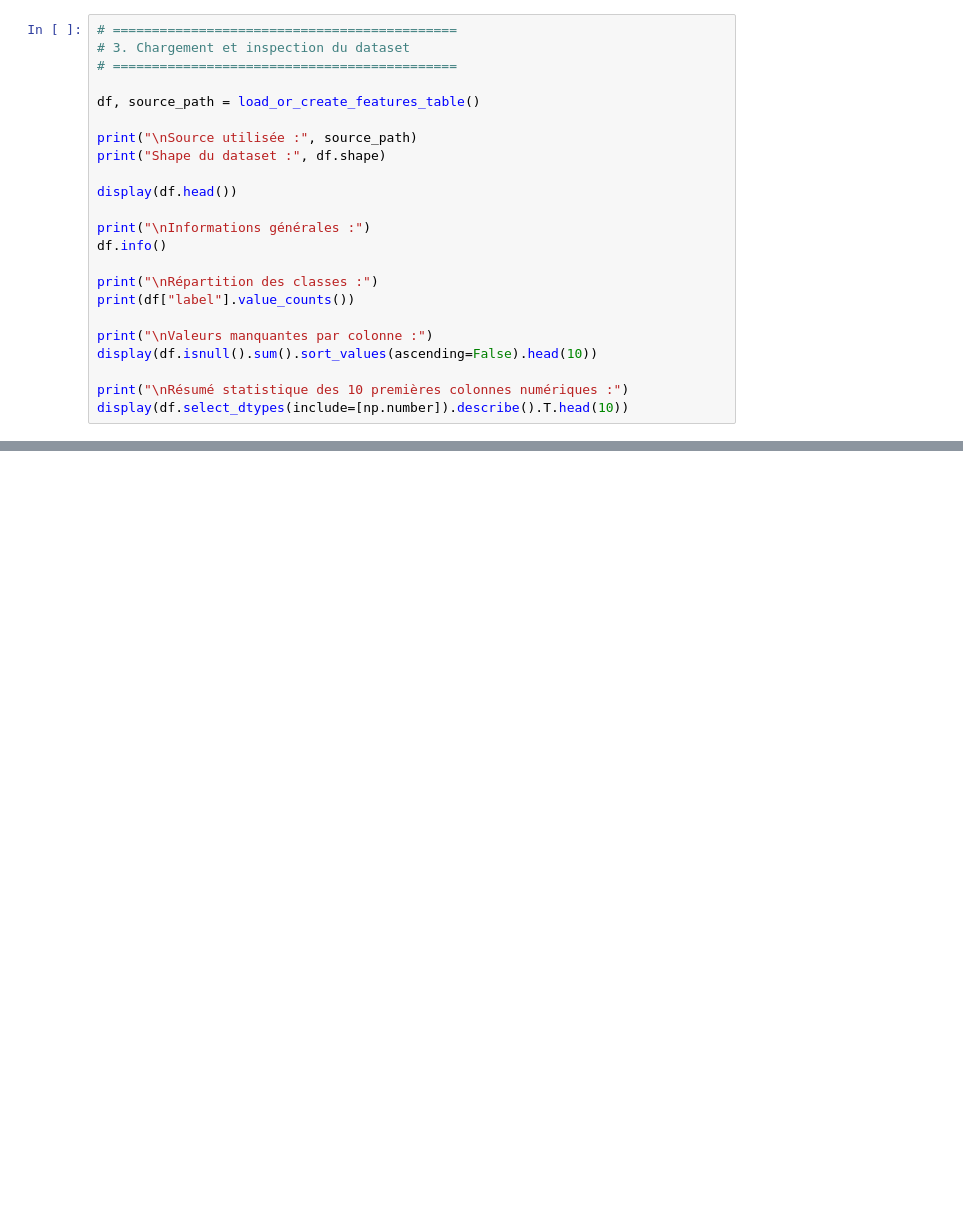
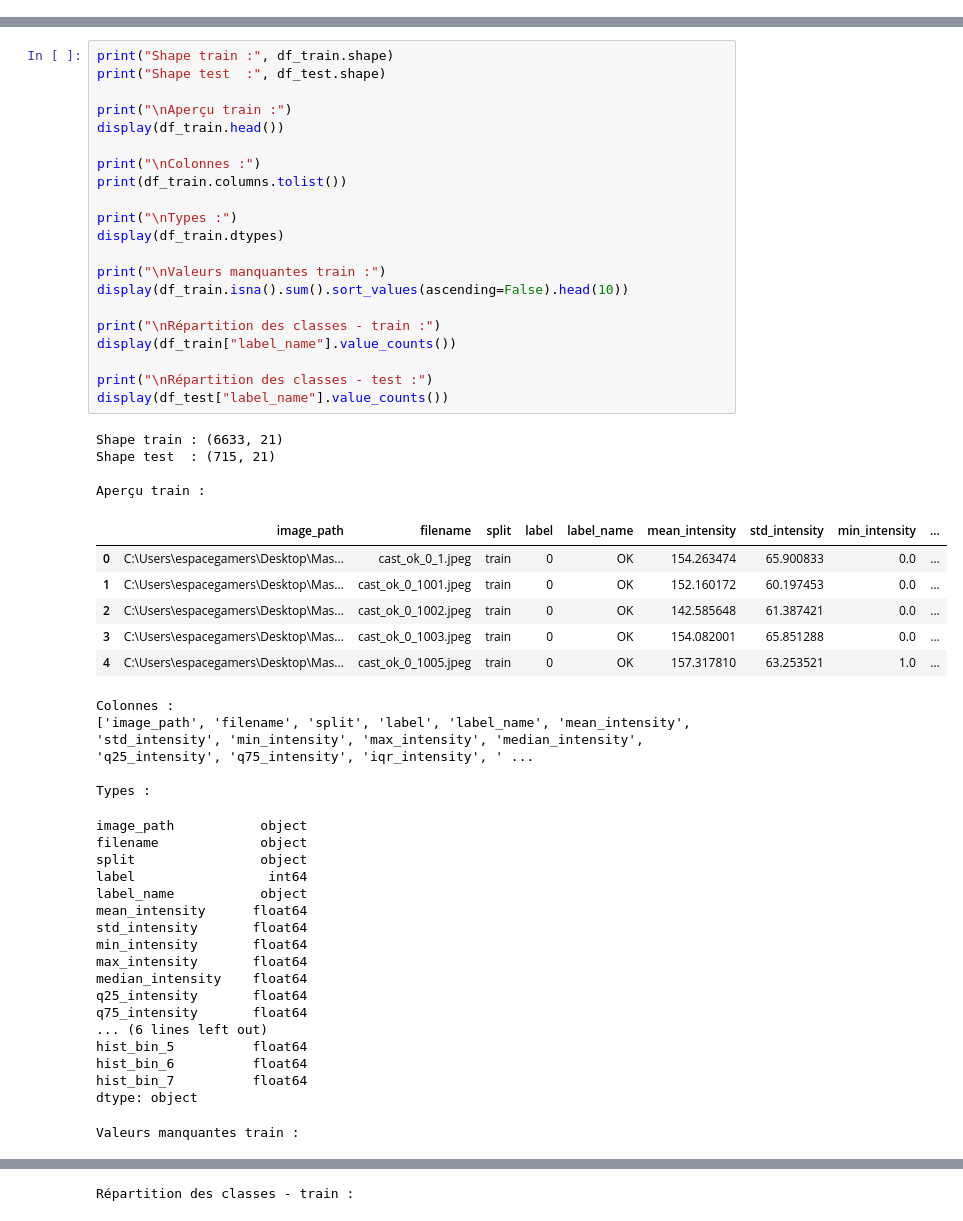
Before and after one commit to omarzinane1/industrial-defect-detection, a Jupyter notebook: notebooks/07_modele_machine_learning.ipynb, the cells around one changed output, grey strips where cells are left out. Saved outputs shown, nothing was run; the diff lists cells and outputs as text; blank space fills up the shorter version.

Commit message:
Add initial dataset exploration and image visualization workflow

```diff
--- a/notebooks/07_modele_machine_learning.ipynb
+++ b/notebooks/07_modele_machine_learning.ipynb
@@ -272,23 +40,0 @@ def load_or_create_features_table():
-# %%
-# ============================================
-# 3. Chargement et inspection du dataset
-# ============================================
-
-df, source_path = load_or_create_features_table()
-
-print("\nSource utilisée :", source_path)
-print("Shape du dataset :", df.shape)
-
-display(df.head())
-
-print("\nInformations générales :")
-df.info()
-
-print("\nRépartition des classes :")
-print(df["label"].value_counts())
-
-print("\nValeurs manquantes par colonne :")
-display(df.isnull().sum().sort_values(ascending=False).head(10))
-
-print("\nRésumé statistique des 10 premières colonnes numériques :")
-display(df.select_dtypes(include=[np.number]).describe().T.head(10))
@@ -359,0 +278,54 @@ Résumé statistique des 10 premières colonnes numériques :
+# %%
+print("Shape train :", df_train.shape)
+print("Shape test  :", df_test.shape)
+
+print("\nAperçu train :")
+display(df_train.head())
+
+print("\nColonnes :")
+print(df_train.columns.tolist())
+
+print("\nTypes :")
+display(df_train.dtypes)
+
+print("\nValeurs manquantes train :")
+display(df_train.isna().sum().sort_values(ascending=False).head(10))
+
+print("\nRépartition des classes - train :")
+display(df_train["label_name"].value_counts())
+
+print("\nRépartition des classes - test :")
+display(df_test["label_name"].value_counts())
+# %% [output]
+Shape train : (6633, 21)
+Shape test  : (715, 21)
+
+Aperçu train :
+|  | image_path | filename | split | label | label_name | mean_intensity | std_intensity | min_intensity | ... |
+| 0 | C:\Users\espacegamers\Desktop\Mas... | cast_ok_0_1.jpeg | train | 0 | OK | 154.263474 | 65.900833 | 0.0 | ... |
+| 1 | C:\Users\espacegamers\Desktop\Mas... | cast_ok_0_1001.jpeg | train | 0 | OK | 152.160172 | 60.197453 | 0.0 | ... |
+| 2 | C:\Users\espacegamers\Desktop\Mas... | cast_ok_0_1002.jpeg | train | 0 | OK | 142.585648 | 61.387421 | 0.0 | ... |
+| 3 | C:\Users\espacegamers\Desktop\Mas... | cast_ok_0_1003.jpeg | train | 0 | OK | 154.082001 | 65.851288 | 0.0 | ... |
+| 4 | C:\Users\espacegamers\Desktop\Mas... | cast_ok_0_1005.jpeg | train | 0 | OK | 157.317810 | 63.253521 | 1.0 | ... |
+Colonnes :
+['image_path', 'filename', 'split', 'label', 'label_name', 'mean_intensity', 'std_intensity', 'min_intensity', 'max_intensity', 'median_intensity', 'q25_intensity', 'q75_intensity', 'iqr_intensity', ' ...
+
+Types :
+image_path           object
+filename             object
+split                object
+label                 int64
+label_name           object
+mean_intensity      float64
+std_intensity       float64
+min_intensity       float64
+max_intensity       float64
+median_intensity    float64
+q25_intensity       float64
+q75_intensity       float64
+... (6 lines left out)
+hist_bin_5          float64
+hist_bin_6          float64
+hist_bin_7          float64
+dtype: object
+Valeurs manquantes train :
@@ -359,0 +343 @@ Résumé statistique des 10 premières colonnes numériques :
+Répartition des classes - train :
```
Also changed, not shown: parts of 15 cells of this notebook, 5 other files.
